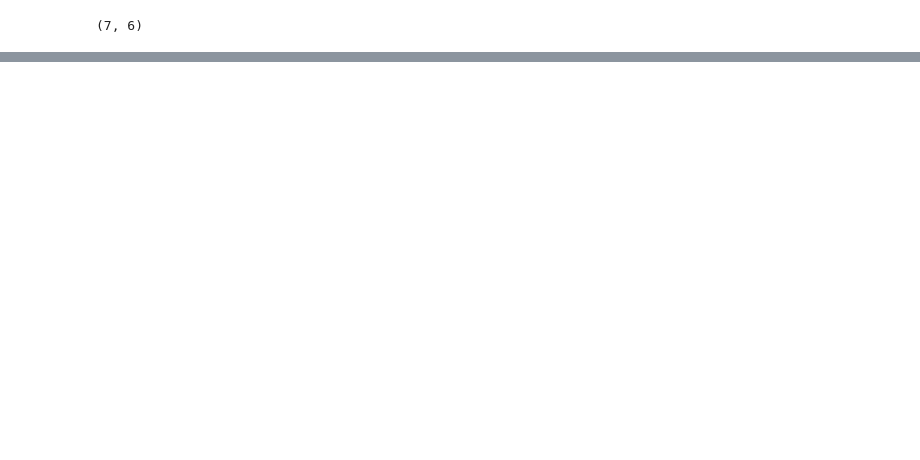
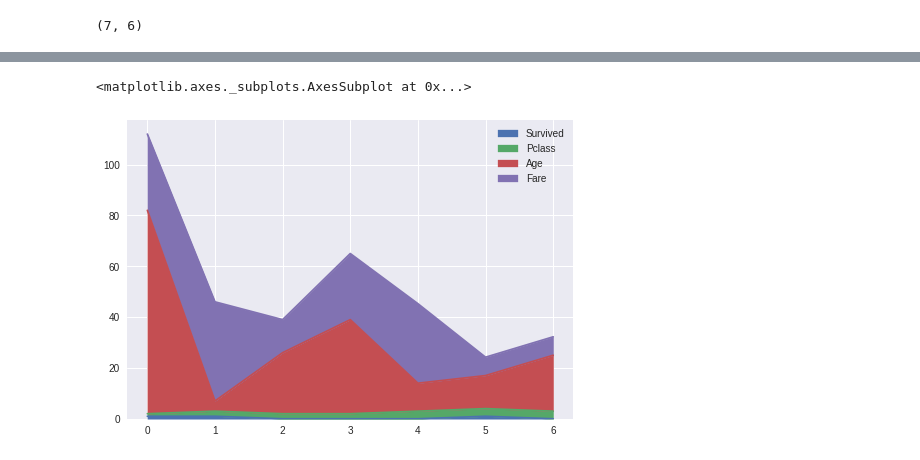
Before and after one commit to nao50/python-data-analytics, a Jupyter notebook: pandas/pandas.ipynb, the cells around one changed output, grey strips where cells are left out. Drawn from its saved outputs; the diff is of its cells as text; code cells hidden in the pictures; blank space fills up the shorter version.

```diff
--- a/pandas/pandas.ipynb
+++ b/pandas/pandas.ipynb
@@ -25,0 +188,5 @@ data.shape
+# %%
+data.plot.area()
+# %% [output]
+<matplotlib.axes._subplots.AxesSubplot at 0x...>
+[figure, added]
```
Also changed, not shown: parts of 29 cells of this notebook, 3 other files.
